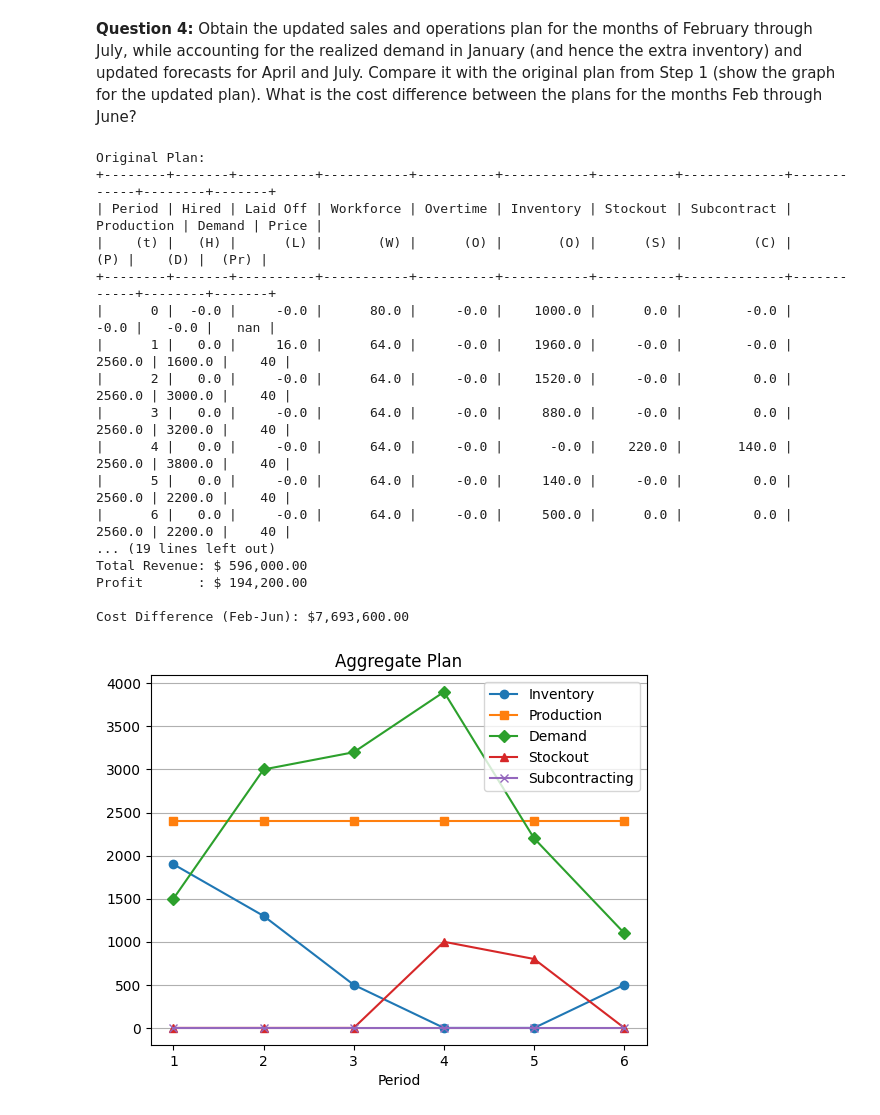
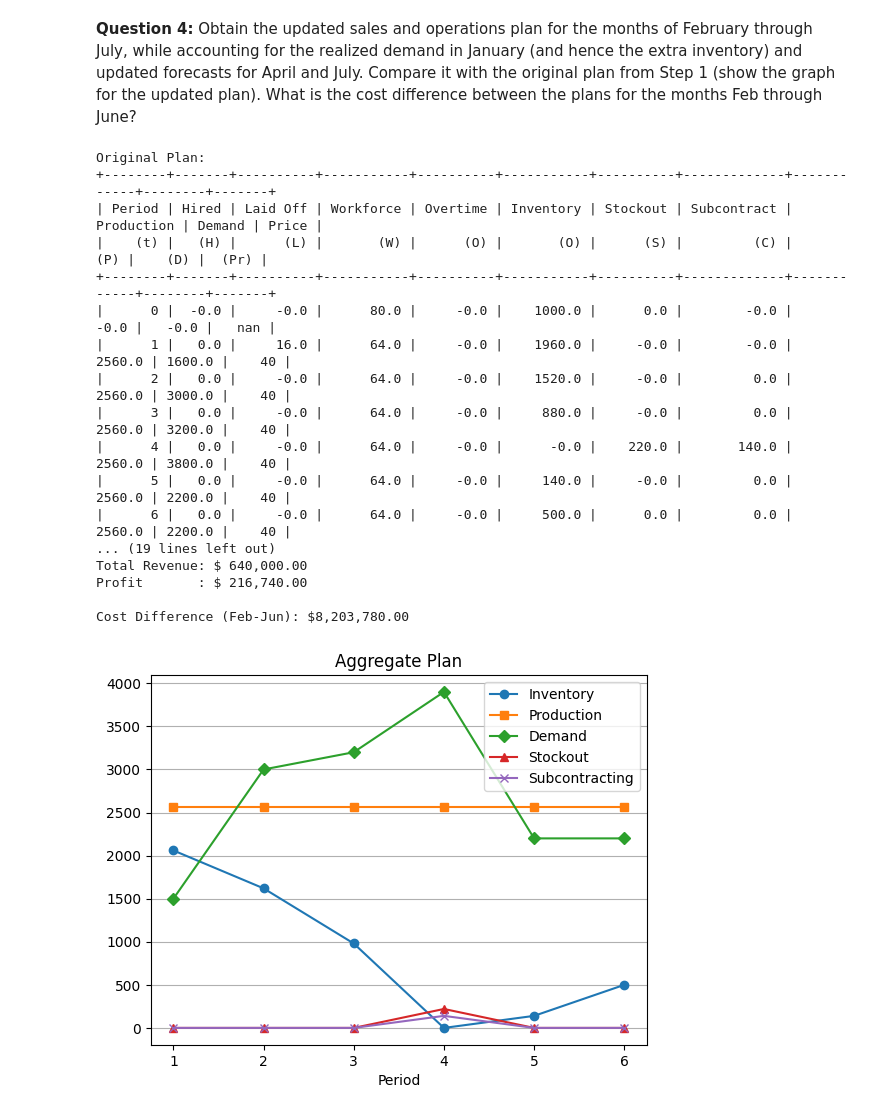
Before and after one commit to owgee/supply-chain-analytics, a Jupyter notebook: SOP_Green_Apple.ipynb, the cells around one changed output. Drawn from its saved outputs; the diff is of its cells as text; code cells hidden in the pictures.

```diff
--- a/SOP_Green_Apple.ipynb
+++ b/SOP_Green_Apple.ipynb
@@ -375,7 +379,7 @@ Cost difference: $ 1,440.00
 F_original = np.array([0, 1600, 3000, 3200, 3800, 2200, 2200])
 
 # Updated demand forecasts
-F_updated = np.array([0, 1500, 3000, 3200, 3900, 2200, 1100])
+F_updated = np.array([0, 1500, 3000, 3200, 3900, 2200, 2200 ,1100])
 
 def create_model(n_months, F, promote, month, consumption, forward_buy, base_price, promotion_price):
     model = Model("MinimizeCost")
@@ -455,11 +459,11 @@ def print_results(opt_results, model, revenue):
 
 # Other parameters
 promote = 0
-month = 0
-consumption = 0
-forward_buy = 0
+month = 4
 base_price = 40
-promotion_price = 40
+promotion_price = base_price - 1
+consumption = 0.10
+forward_buy = 0.20
 
 n_months = len(F_original) - 1
 
@@ -489,34 +493,34 @@ model_updated.optimize()
 # Calculate revenue for the updated plan
 revenue_updated = calculate_revenue(D, Pr, n_months)
 
 # Store results in table format and print
 opt_results_updated = [[t] + [H[t].x] + [L[t].x] + [W[t].x] + [O[t].x] + [I[t].x] + [S[t].x] + [C[t].x] +
                        [P[t].x] + [D[t].x] + [Pr[t]] for t in range(0, n_months + 1)]
 
 print("\nUpdated Plan:")
 print_results(opt_results_updated, model_updated, revenue_updated)
 
 # Calculate cost difference between the original and updated plans for February through June
 cost_difference = sum([P[t].x * 640 + O[t].x * 6 + I[t].x * 2 + S[t].x * 5 + C[t].x * 30 for t in range(2, n_months + 1)])
 print(f"\nCost Difference (Feb-Jun): ${cost_difference:,.2f}")
 
 plot_inventory()
 # %% [output]
 Original Plan:
 +--------+-------+----------+-----------+----------+-----------+----------+-------------+------------+--------+-------+
 | Period | Hired | Laid Off | Workforce | Overtime | Inventory | Stockout | Subcontract | Production | Demand | Price |
 |    (t) |   (H) |      (L) |       (W) |      (O) |       (O) |      (S) |         (C) |        (P) |    (D) |  (Pr) |
 +--------+-------+----------+-----------+----------+-----------+----------+-------------+------------+--------+-------+
 |      0 |  -0.0 |     -0.0 |      80.0 |     -0.0 |    1000.0 |      0.0 |        -0.0 |       -0.0 |   -0.0 |   nan |
 |      1 |   0.0 |     16.0 |      64.0 |     -0.0 |    1960.0 |     -0.0 |        -0.0 |     2560.0 | 1600.0 |    40 |
 |      2 |   0.0 |     -0.0 |      64.0 |     -0.0 |    1520.0 |     -0.0 |         0.0 |     2560.0 | 3000.0 |    40 |
 |      3 |   0.0 |     -0.0 |      64.0 |     -0.0 |     880.0 |     -0.0 |         0.0 |     2560.0 | 3200.0 |    40 |
 |      4 |   0.0 |     -0.0 |      64.0 |     -0.0 |      -0.0 |    220.0 |       140.0 |     2560.0 | 3800.0 |    40 |
 |      5 |   0.0 |     -0.0 |      64.0 |     -0.0 |     140.0 |     -0.0 |         0.0 |     2560.0 | 2200.0 |    40 |
 |      6 |   0.0 |     -0.0 |      64.0 |     -0.0 |     500.0 |      0.0 |         0.0 |     2560.0 | 2200.0 |    40 |
 ... (19 lines left out)
-Total Revenue: $ 596,000.00
-Profit       : $ 194,200.00
+Total Revenue: $ 640,000.00
+Profit       : $ 216,740.00
 
-Cost Difference (Feb-Jun): $7,693,600.00
+Cost Difference (Feb-Jun): $8,203,780.00
-[figure, old version]
+[figure, new version]
```
Also changed, not shown: parts of 2 cells of this notebook.
